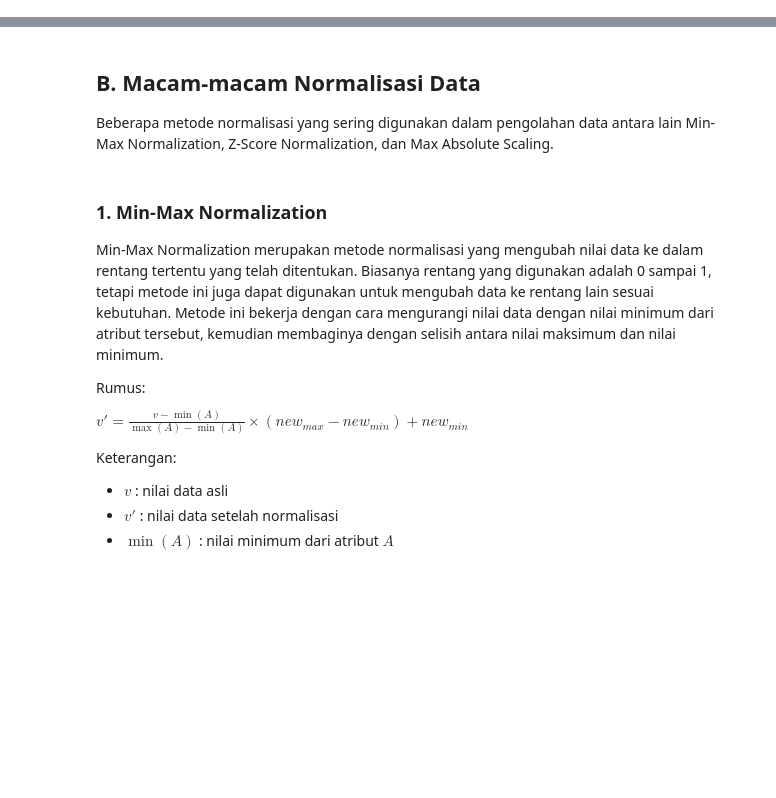
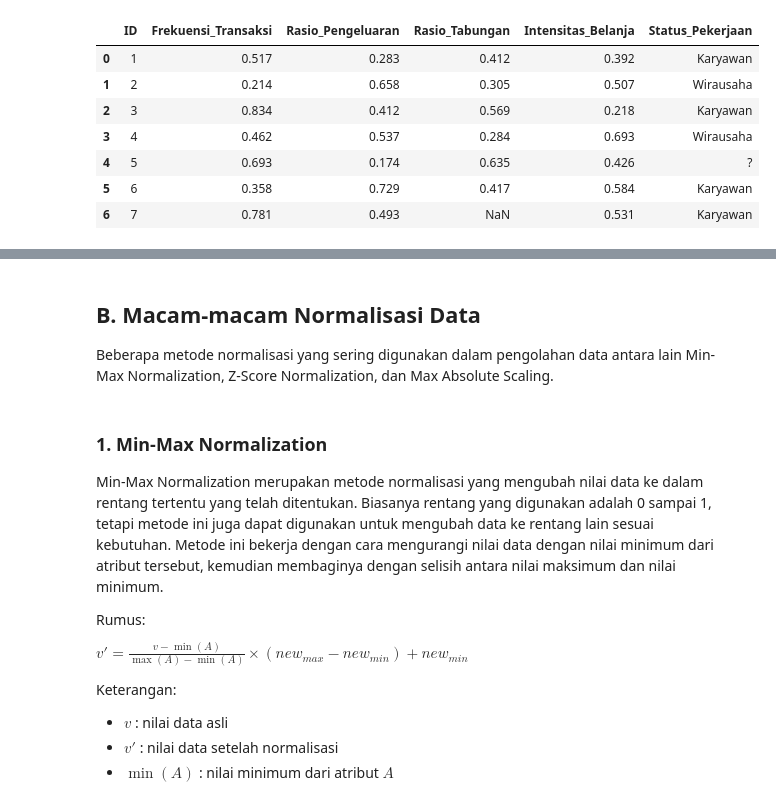
Before and after one commit to Farihinsyah/Pendata, a Jupyter notebook: _sources/Normalisasi_Data.ipynb, the cells around one changed output, grey strips where cells are left out. Saved outputs shown, nothing was run; the diff lists cells and outputs as text; code cells hidden in the pictures; blank space fills up the shorter version.

```diff
--- a/_sources/Normalisasi_Data.ipynb
+++ b/_sources/Normalisasi_Data.ipynb
@@ -0,0 +60,24 @@
+# %%
+import pandas as pd
+import numpy as np
+
+data = {
+    "ID": [1,2,3,4,5,6,7],
+    "Frekuensi_Transaksi": [0.517, 0.214, 0.834, 0.462, 0.693, 0.358, 0.781],
+    "Rasio_Pengeluaran": [0.283, 0.658, 0.412, 0.537, 0.174, 0.729, 0.493],
+    "Rasio_Tabungan": [0.412, 0.305, 0.569, 0.284, 0.635, 0.417, np.nan],
+    "Intensitas_Belanja": [0.392, 0.507, 0.218, 0.693, 0.426, 0.584, 0.531],
+    "Status_Pekerjaan": ["Karyawan", "Wirausaha", "Karyawan", "Wirausaha", "?", "Karyawan", "Karyawan"]
+}
+
+df = pd.DataFrame(data)
+df
+# %% [output]
+|  | ID | Frekuensi_Transaksi | Rasio_Pengeluaran | Rasio_Tabungan | Intensitas_Belanja | Status_Pekerjaan |
+| 0 | 1 | 0.517 | 0.283 | 0.412 | 0.392 | Karyawan |
+| 1 | 2 | 0.214 | 0.658 | 0.305 | 0.507 | Wirausaha |
+| 2 | 3 | 0.834 | 0.412 | 0.569 | 0.218 | Karyawan |
+| 3 | 4 | 0.462 | 0.537 | 0.284 | 0.693 | Wirausaha |
+| 4 | 5 | 0.693 | 0.174 | 0.635 | 0.426 | ? |
+| 5 | 6 | 0.358 | 0.729 | 0.417 | 0.584 | Karyawan |
+| 6 | 7 | 0.781 | 0.493 | NaN | 0.531 | Karyawan |
```
Also changed, not shown: parts of 30 cells of this notebook, 6 other files.
